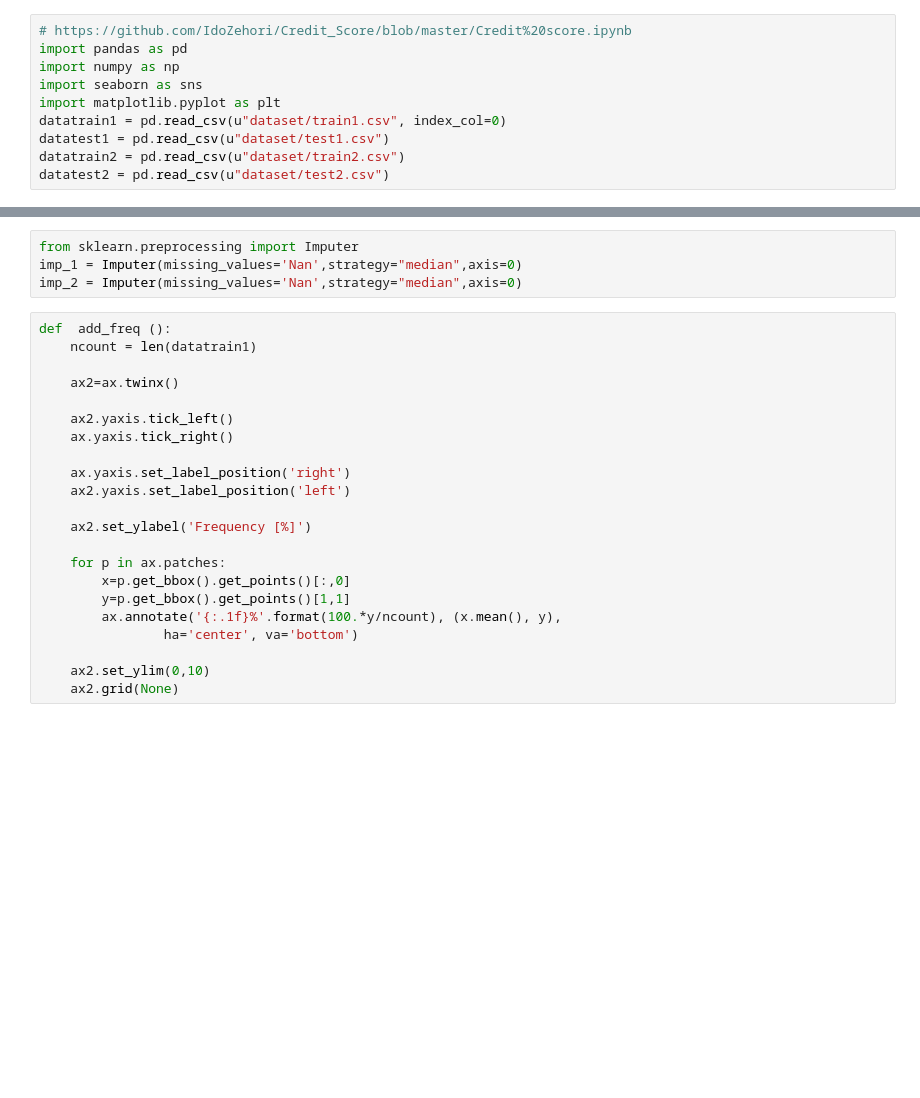
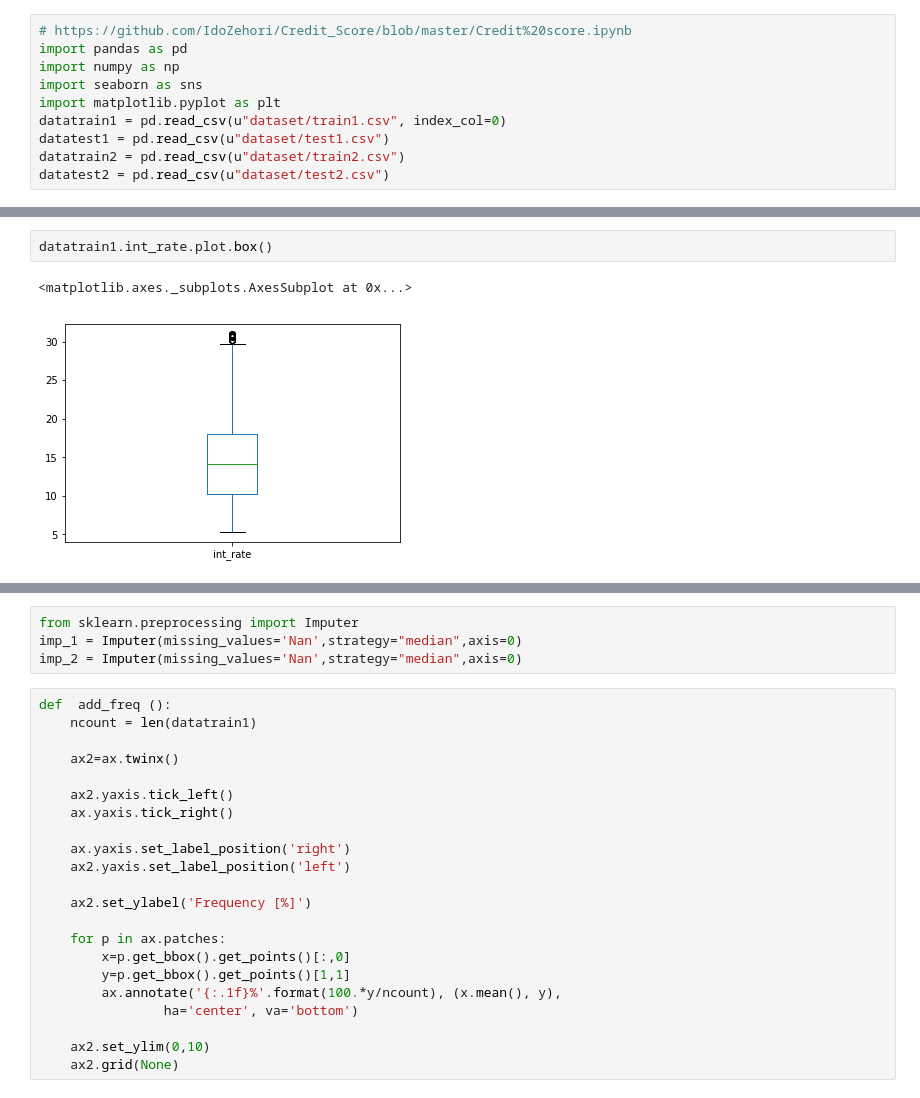
Before and after one commit to kirralabs/data-process, a Jupyter notebook: Untitled.ipynb, the cells around one changed output, grey strips where cells are left out. Cells and saved outputs as stored; diff of their text form; blank space fills up the shorter version.

```diff
--- a/Untitled.ipynb
+++ b/Untitled.ipynb
@@ -17,0 +76,5 @@ datatrain1.purpose.astype('category').cat.codes
+# %%
+datatrain1.int_rate.plot.box()
+# %% [output]
+<matplotlib.axes._subplots.AxesSubplot at 0x...>
+[figure, added]
```
Also changed, not shown: parts of 45 cells of this notebook, 7 other files.
